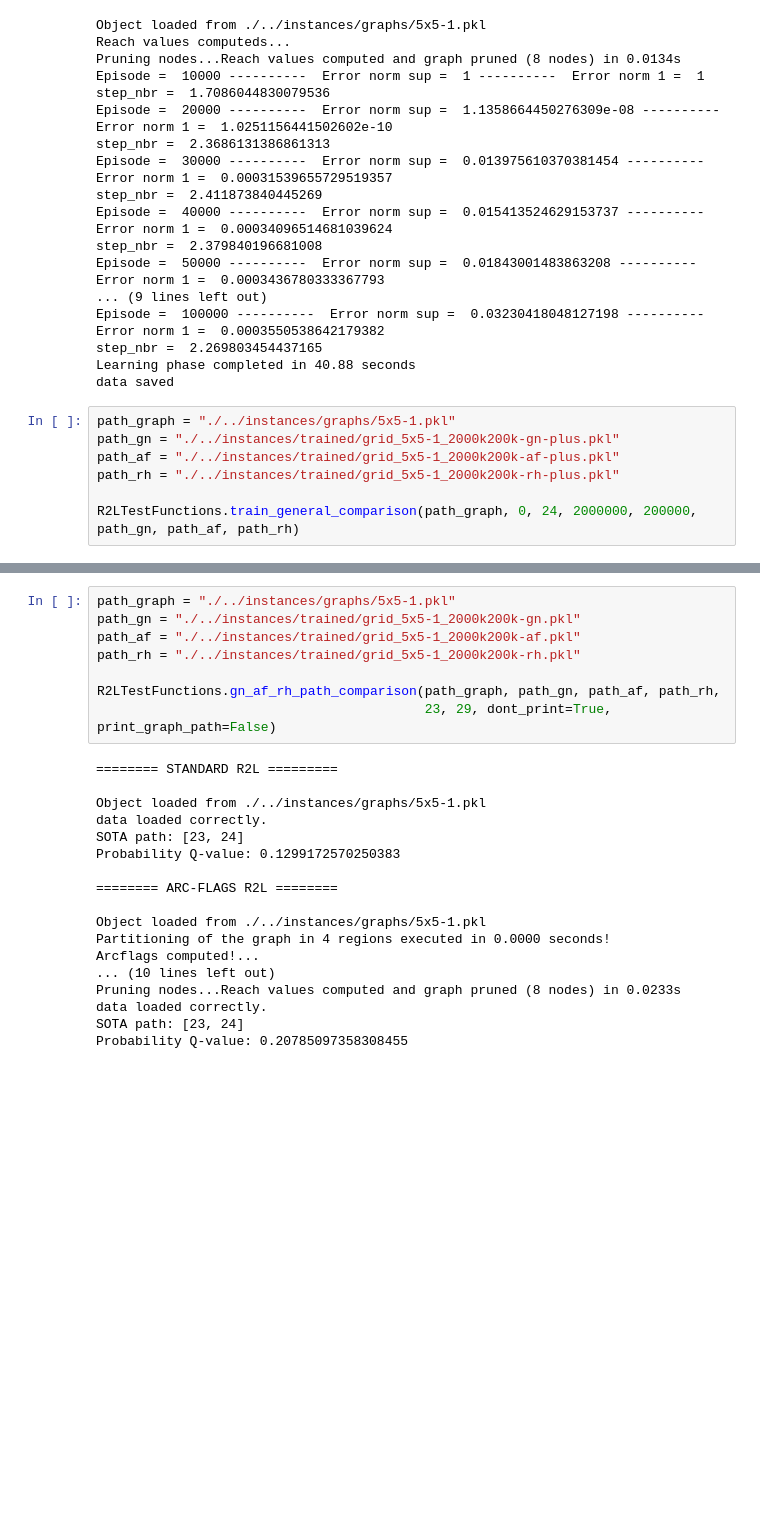
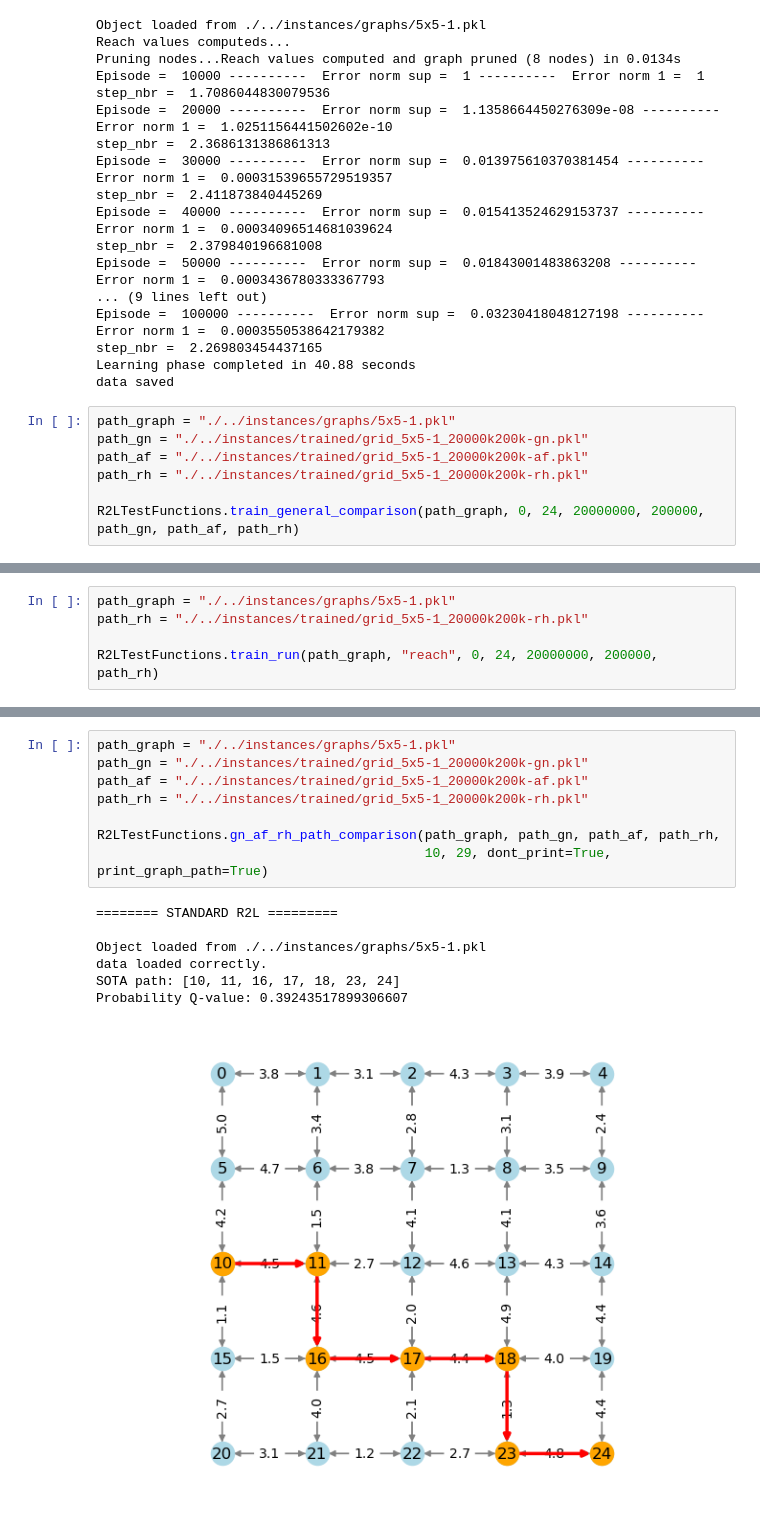
Before and after one commit to samuelepeirone/SOTA-RL, a Jupyter notebook: notebook/Testing Arc-flags pruned RL.ipynb, the cells around one changed output, grey strips where cells are left out. Cells and saved outputs as stored; diff of their text form; blank space fills up the shorter version.

```diff
--- a/notebook/Testing Arc-flags pruned RL.ipynb
+++ b/notebook/Testing Arc-flags pruned RL.ipynb
@@ -145,11 +96,11 @@ Learning phase completed in 40.88 seconds
 data saved
 # %%
 path_graph = "./../instances/graphs/5x5-1.pkl"
-path_gn = "./../instances/trained/grid_5x5-1_2000k200k-gn-plus.pkl"
-path_af = "./../instances/trained/grid_5x5-1_2000k200k-af-plus.pkl"
-path_rh = "./../instances/trained/grid_5x5-1_2000k200k-rh-plus.pkl"
+path_gn = "./../instances/trained/grid_5x5-1_20000k200k-gn.pkl"
+path_af = "./../instances/trained/grid_5x5-1_20000k200k-af.pkl"
+path_rh = "./../instances/trained/grid_5x5-1_20000k200k-rh.pkl"
 
-R2LTestFunctions.train_general_comparison(path_graph, 0, 24, 2000000, 200000, path_gn, path_af, path_rh)
+R2LTestFunctions.train_general_comparison(path_graph, 0, 24, 20000000, 200000, path_gn, path_af, path_rh)
 # %% [output]
 ======== STANDARD R2L =========
 
@@ -170,0 +123,5 @@ Reach R2L training time: 1319.20s
+# %%
+path_graph = "./../instances/graphs/5x5-1.pkl"
+path_rh = "./../instances/trained/grid_5x5-1_20000k200k-rh.pkl"
+
+R2LTestFunctions.train_run(path_graph, "reach", 0, 24, 20000000, 200000, path_rh)
@@ -171,26 +147,16 @@ Reach R2L training time: 1319.20s
 # %%
 path_graph = "./../instances/graphs/5x5-1.pkl"
-path_gn = "./../instances/trained/grid_5x5-1_2000k200k-gn.pkl"
-path_af = "./../instances/trained/grid_5x5-1_2000k200k-af.pkl"
-path_rh = "./../instances/trained/grid_5x5-1_2000k200k-rh.pkl"
+path_gn = "./../instances/trained/grid_5x5-1_20000k200k-gn.pkl"
+path_af = "./../instances/trained/grid_5x5-1_20000k200k-af.pkl"
+path_rh = "./../instances/trained/grid_5x5-1_20000k200k-rh.pkl"
 
 R2LTestFunctions.gn_af_rh_path_comparison(path_graph, path_gn, path_af, path_rh,
-                                          23, 29, dont_print=True, print_graph_path=False)
+                                          10, 29, dont_print=True, print_graph_path=True)
 # %% [output]
 ======== STANDARD R2L =========
 
 Object loaded from ./../instances/graphs/5x5-1.pkl
 data loaded correctly.
-SOTA path: [23, 24]
-Probability Q-value: 0.1299172570250383
-
-======== ARC-FLAGS R2L ========
-
-Object loaded from ./../instances/graphs/5x5-1.pkl
-Partitioning of the graph in 4 regions executed in 0.0000 seconds!
-Arcflags computed!...
-... (10 lines left out)
-Pruning nodes...Reach values computed and graph pruned (8 nodes) in 0.0233s
-data loaded correctly.
-SOTA path: [23, 24]
-Probability Q-value: 0.20785097358308455
+SOTA path: [10, 11, 16, 17, 18, 23, 24]
+Probability Q-value: 0.39243517899306607
+[figure, added]
```
Also changed, not shown: parts of 5 cells of this notebook, 8 other files.
